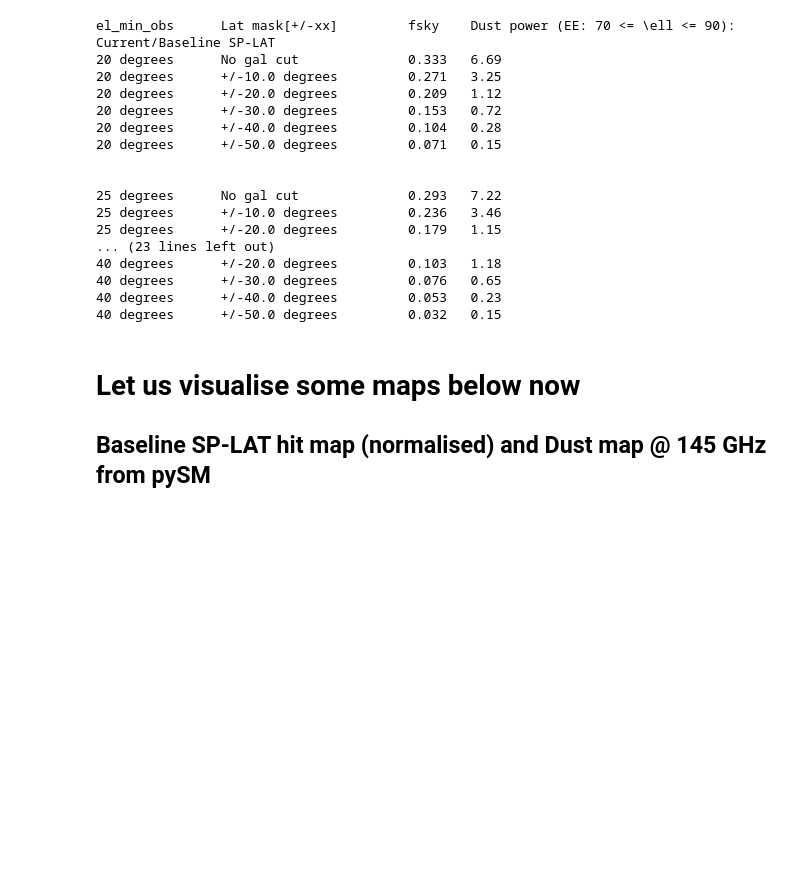
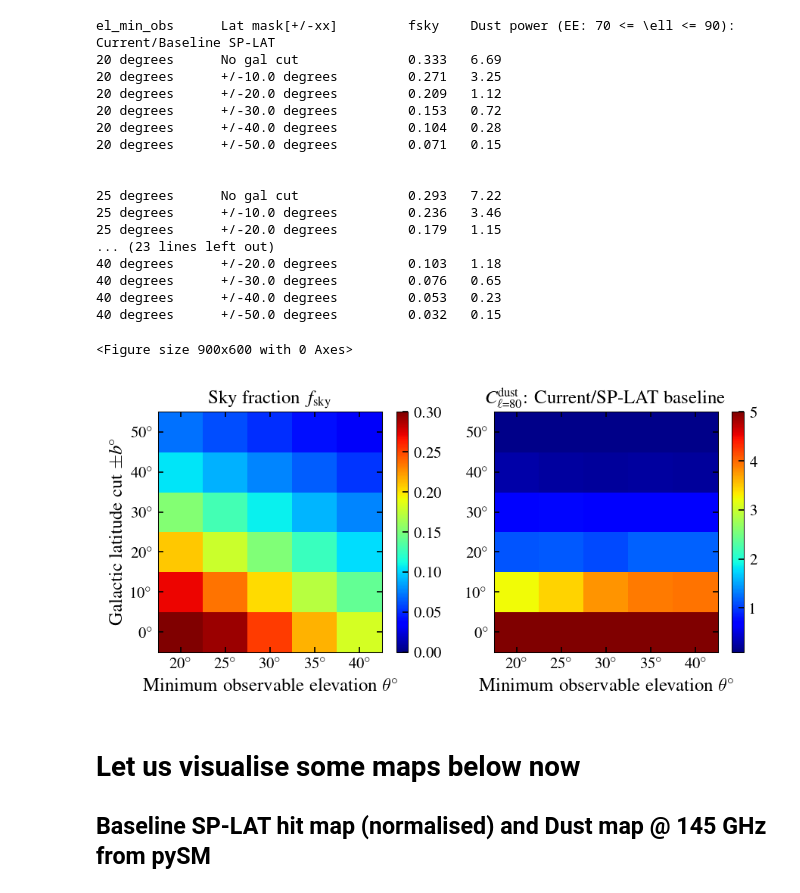
Before and after one commit to sriniraghunathan/cmbs4_minobsel_galcuts, a Jupyter notebook: analyse_results.ipynb, the cells around one changed output. Drawn from its saved outputs; the diff is of its cells as text; code cells hidden in the pictures; blank space fills up the shorter version.

```diff
--- a/analyse_results.ipynb
+++ b/analyse_results.ipynb
@@ -174,3 +183,58 @@ el_min_obs      Lat mask[+/-xx]         fsky    Dust power (EE: 70 <= \ell <= 90
 40 degrees      +/-30.0 degrees         0.076   0.65
 40 degrees      +/-40.0 degrees         0.053   0.23
 40 degrees      +/-50.0 degrees         0.032   0.15
+# %%
+rcParams['figure.dpi'] = 150
+tmpx, tmpy = np.asarray( list(min_obs_el_arr) ), np.asarray( list(lat_masks_arr) )
+min_obs_el_grid, lat_mask_grid = np.meshgrid( tmpx, tmpy)
+
+def set_ticks(ax):
+    for xyiter in range(2):
+        if xyiter == 0:
+            arr_to_use = min_obs_el_arr
+        else:
+            arr_to_use = lat_masks_arr
+        locs, tickvals = [], []
+        for cntr, xy in enumerate( arr_to_use ):
+            locs.append(cntr+0.5)
+            tickvals.append(r'$%g^{\circ}$'%(xy))
+        if xyiter == 0:
+            ax.set_xticks(locs)
+            ax.set_xticklabels(tickvals)
+            #for hg in locs: axhline(hg+0.5, lw = 0.25, alpha = 0.25, ls = '-')
+        else:
+            ax.set_yticks(locs)
+            ax.set_yticklabels(tickvals)
+            #for vg in locs: axvline(vg+0.5, lw = 0.25, alpha = 0.25, ls = '-')
+    return ax
+
+clf()
+fig = figure(figsize=(7, 2.8))
+subplots_adjust(wspace = 0.2)
+to_plot_arr = [fsky_grid, dust_amp_grid]
+for plcntr, to_plot in enumerate( to_plot_arr ):
+    ax = subplot(1,2,plcntr+1)
+    if plcntr == 0:
+        vmin, vmax = 0., 0.3
+    elif plcntr == 1:
+        vmin, vmax = 0.1, 5.
+
+    #pcolor(min_obs_el_grid, lat_mask_grid, to_plot)
+    pcolor(to_plot, vmin = vmin, vmax = vmax)
+    cb = colorbar()
+    cb.minorticks_off(); ax.minorticks_off()
+    xlabel(r'Minimum observable elevation $\theta^{\circ}$', fontsize = 12)
+    if plcntr == 0:
+        ylabel(r'Galactic latitude cut $\pm b^{\circ}$', fontsize = 12)
+    #title
+    if plcntr == 0:
+        titleval = r'Sky fraction $f_{\rm sky}$'
+
+    elif plcntr == 1:
+        titleval = r'$C_{\ell=80}^{\rm dust}$: Current/SP-LAT baseline'
+
+    title(titleval, fontsize = 12)
+    ax = set_ticks(ax)
+# %% [output]
+<Figure size 900x600 with 0 Axes>
+[figure, added]
```
Also changed, not shown: parts of 4 cells of this notebook.
